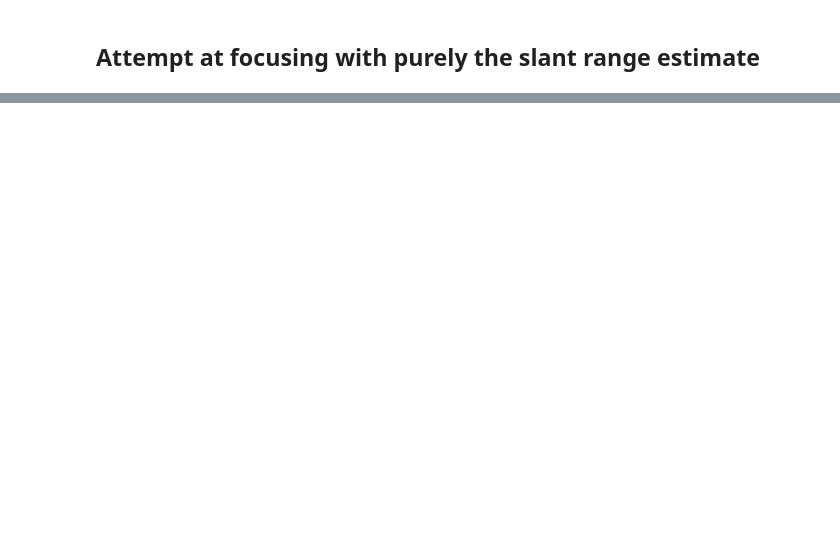
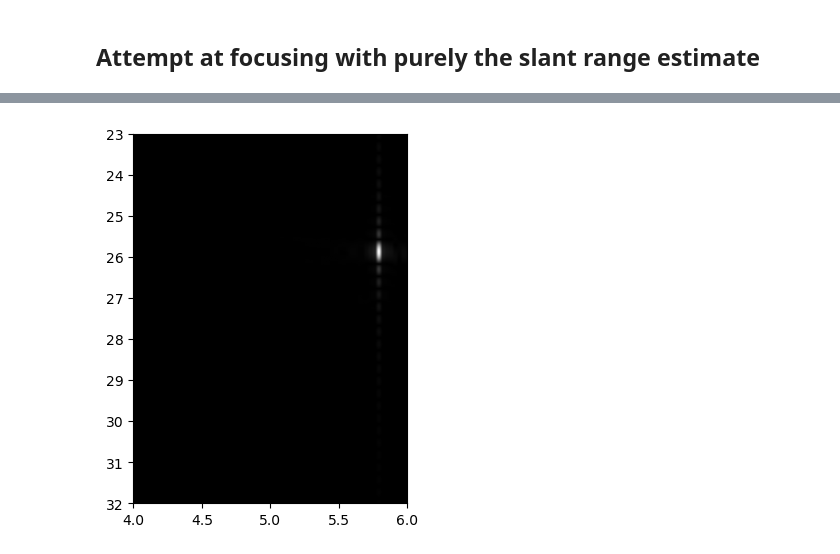
Before and after one commit to Nacnud04/EuropaRaypaths, a Jupyter notebook: examples/focusing/FocusGeometry.ipynb, the cells around one changed output, grey strips where cells are left out. Cells and saved outputs as stored; diff of their text form; code cells hidden in the pictures; blank space fills up the shorter version.

```diff
--- a/examples/focusing/FocusGeometry.ipynb
+++ b/examples/focusing/FocusGeometry.ipynb
@@ -78,0 +94,7 @@ plt.show()
+# %%
+plt.imshow(np.abs(focused), cmap="gray", aspect=0.3, vmax=3e-13, extent=extent)
+plt.ylim(32, 23)
+plt.xlim(4, 6)
+plt.show()
+# %% [output]
+[figure, added]
```
Also changed, not shown: parts of 7 cells of this notebook, 4 other files.
